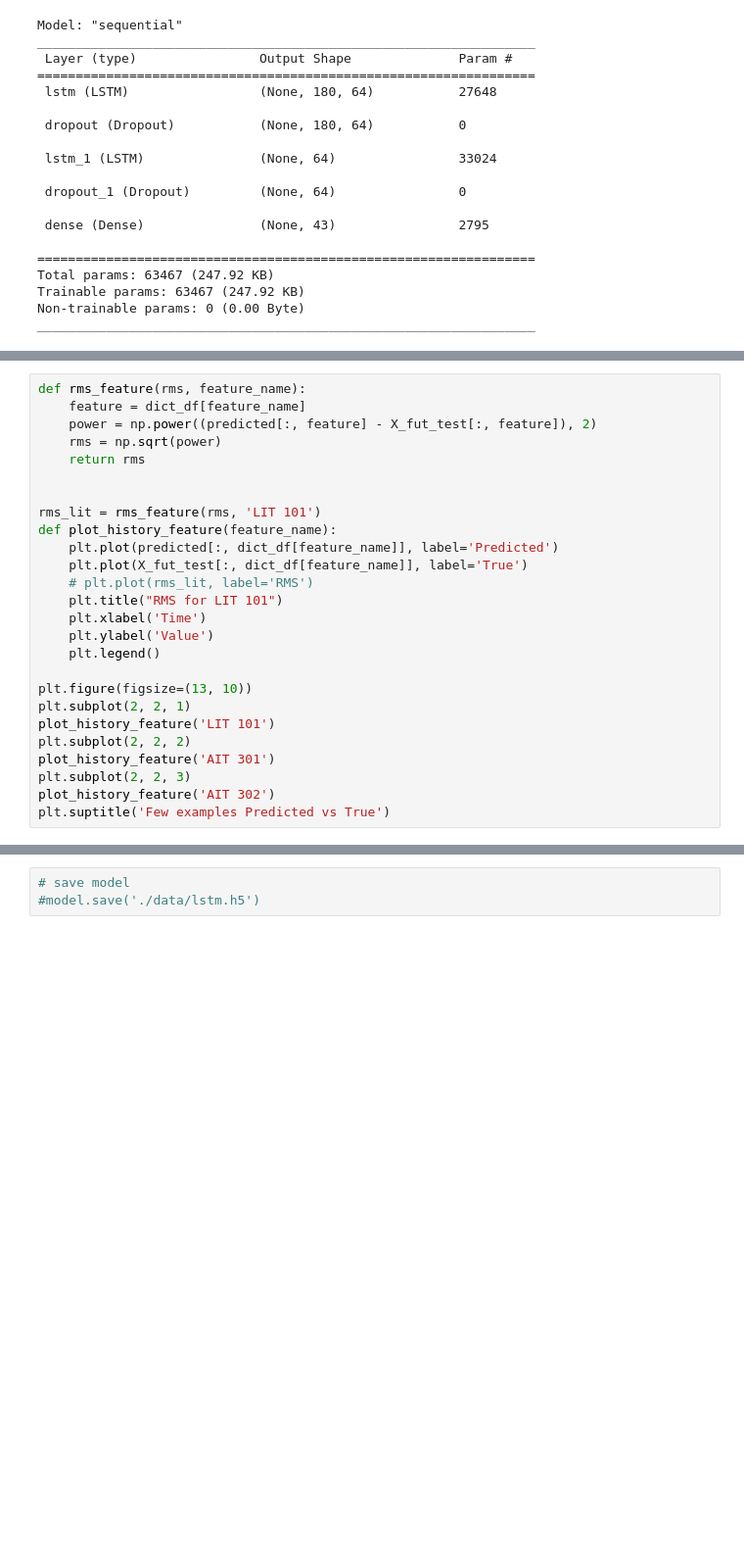
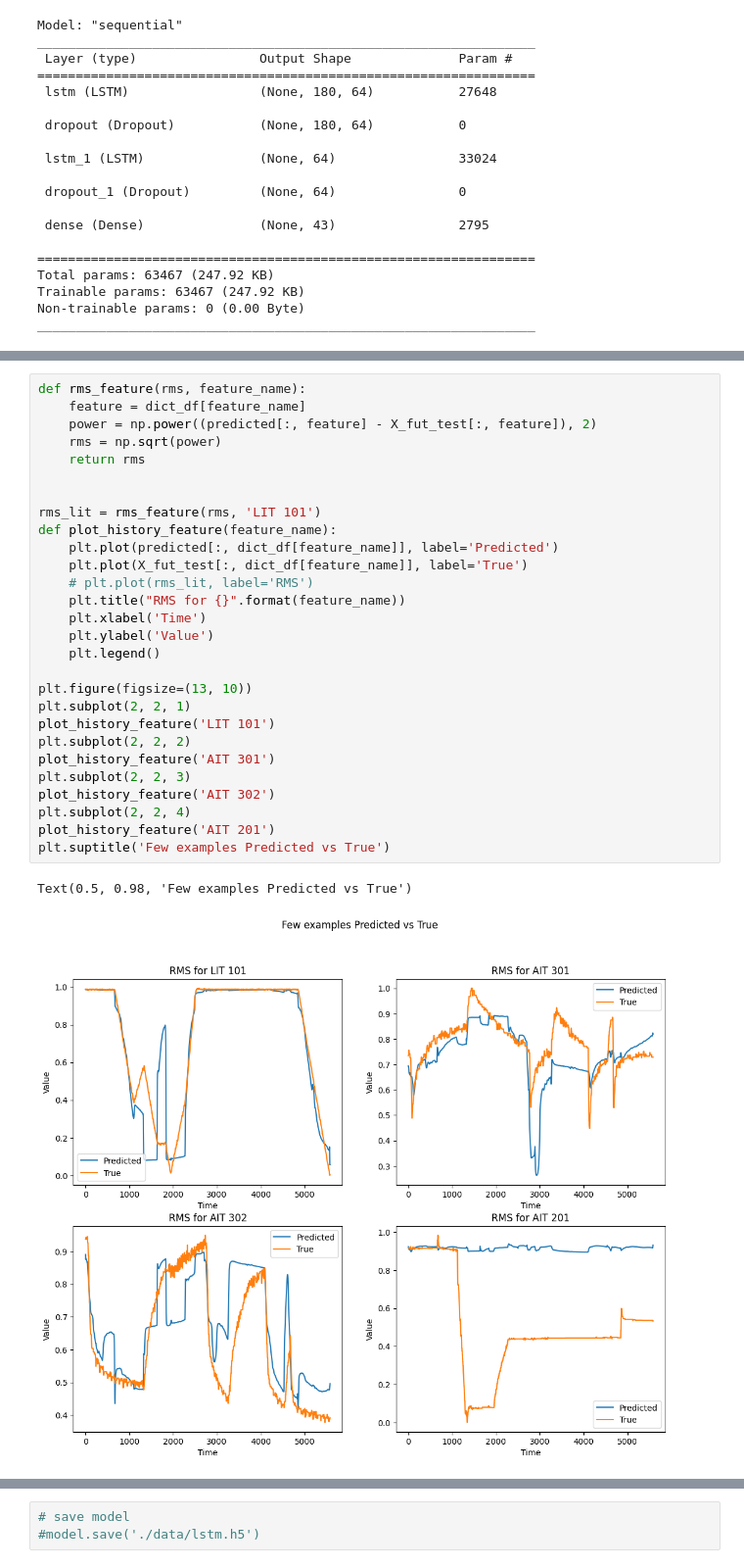
Before and after one commit to Bast-94/CYBERML-Project, a Jupyter notebook: cyber-ml.ipynb, the cells around one changed output, grey strips where cells are left out. Shown: that part at 98% size. Drawn from its saved outputs; the diff is of its cells as text; blank space fills up the shorter version.

```diff
--- a/cyber-ml.ipynb
+++ b/cyber-ml.ipynb
@@ -349,29 +355,34 @@ rms = RMS_deviation(predicted, X_fut_test)
 # %%
 def rms_feature(rms, feature_name):
     feature = dict_df[feature_name]
     power = np.power((predicted[:, feature] - X_fut_test[:, feature]), 2)
     rms = np.sqrt(power)
     return rms
 
 
 rms_lit = rms_feature(rms, 'LIT 101')
 def plot_history_feature(feature_name):
     plt.plot(predicted[:, dict_df[feature_name]], label='Predicted')
     plt.plot(X_fut_test[:, dict_df[feature_name]], label='True')
     # plt.plot(rms_lit, label='RMS')
-    plt.title("RMS for LIT 101")
+    plt.title("RMS for {}".format(feature_name))
     plt.xlabel('Time')
     plt.ylabel('Value')
     plt.legend()
 
 plt.figure(figsize=(13, 10))
 plt.subplot(2, 2, 1)
 plot_history_feature('LIT 101')
 plt.subplot(2, 2, 2)
 plot_history_feature('AIT 301')
 plt.subplot(2, 2, 3)
 plot_history_feature('AIT 302')
+plt.subplot(2, 2, 4)
+plot_history_feature('AIT 201')
 plt.suptitle('Few examples Predicted vs True')
+# %% [output]
+Text(0.5, 0.98, 'Few examples Predicted vs True')
+[figure, added]
 # %%
 attack = df_cleaned["Attack"][n_train+len_start*2:].reset_index(drop=True)
 attacks = attack.unique()
```
Also changed, not shown: parts of 16 cells of this notebook, 6 other files.
